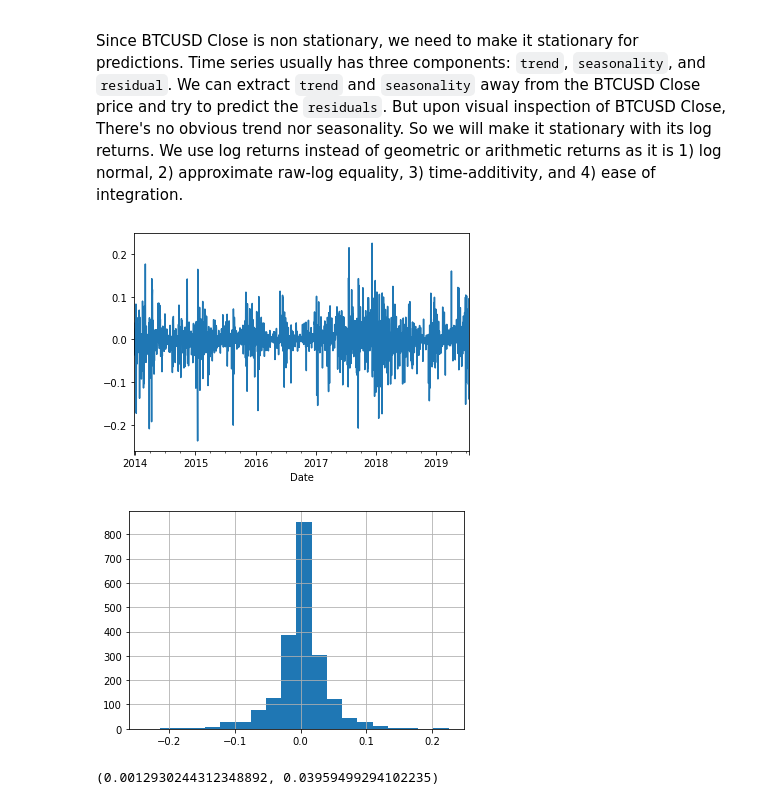
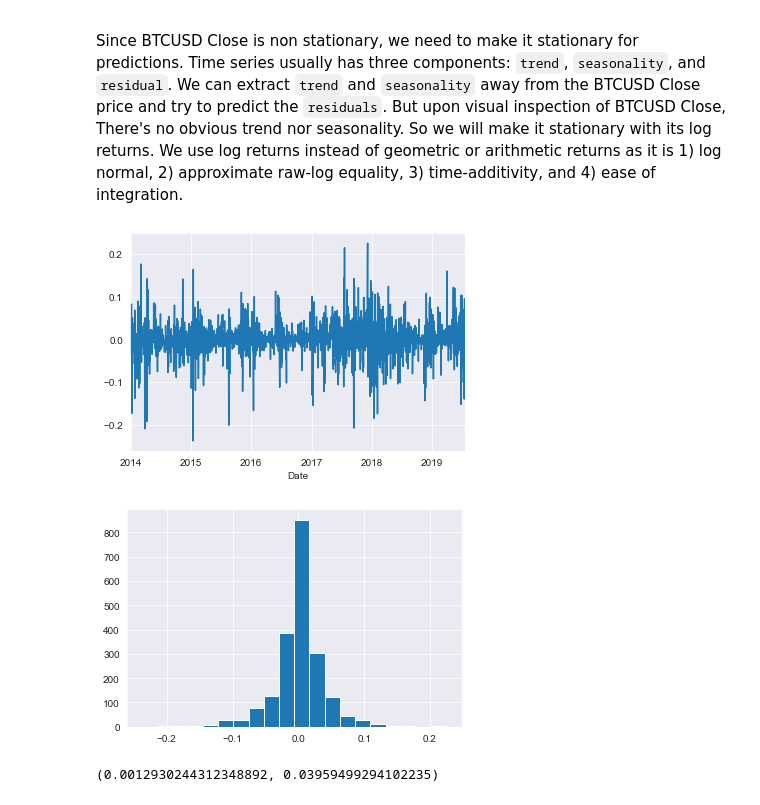
Before and after one commit to leehanchung/btc_dash, a Jupyter notebook: notebooks/EDA.ipynb, the cells around one changed output. Drawn from its saved outputs; the diff is of its cells as text; code cells hidden in the pictures.

```diff
--- a/notebooks/EDA.ipynb
+++ b/notebooks/EDA.ipynb
@@ -7,11 +7,13 @@ from pandas.util.testing import assert_frame_equal
 
 from statsmodels.tsa.stattools import acf
 from statsmodels.tsa.stattools import adfuller
+from statsmodels.graphics.tsaplots import plot_acf, plot_pacf
 from sklearn.metrics import accuracy_score, mean_absolute_error, mean_squared_error
 
 import matplotlib.pyplot as plt
+%matplotlib inline
 import seaborn as sns
-%matplotlib inline
+sns.set_style("darkgrid")
 
 sys.path.append("..")
 from btc_predictor.utils import preproc
@@ -132,11 +134,11 @@ BTCUSD.dropna(inplace=True)
 # %%
 BTCUSD.log_ret.plot.line();
 # %% [output]
-[figure, old version]
+[figure, new version]
 # %%
-BTCUSD.log_ret.hist(bins=20);
+BTCUSD.log_ret.hist(bins=20, );
 # %% [output]
-[figure, old version]
+[figure, new version]
 # %%
 BTCUSD.log_ret.mean(), BTCUSD.log_ret.std()
 # %% [output]
```
Also changed, not shown: parts of 9 cells of this notebook, 7 other files.
